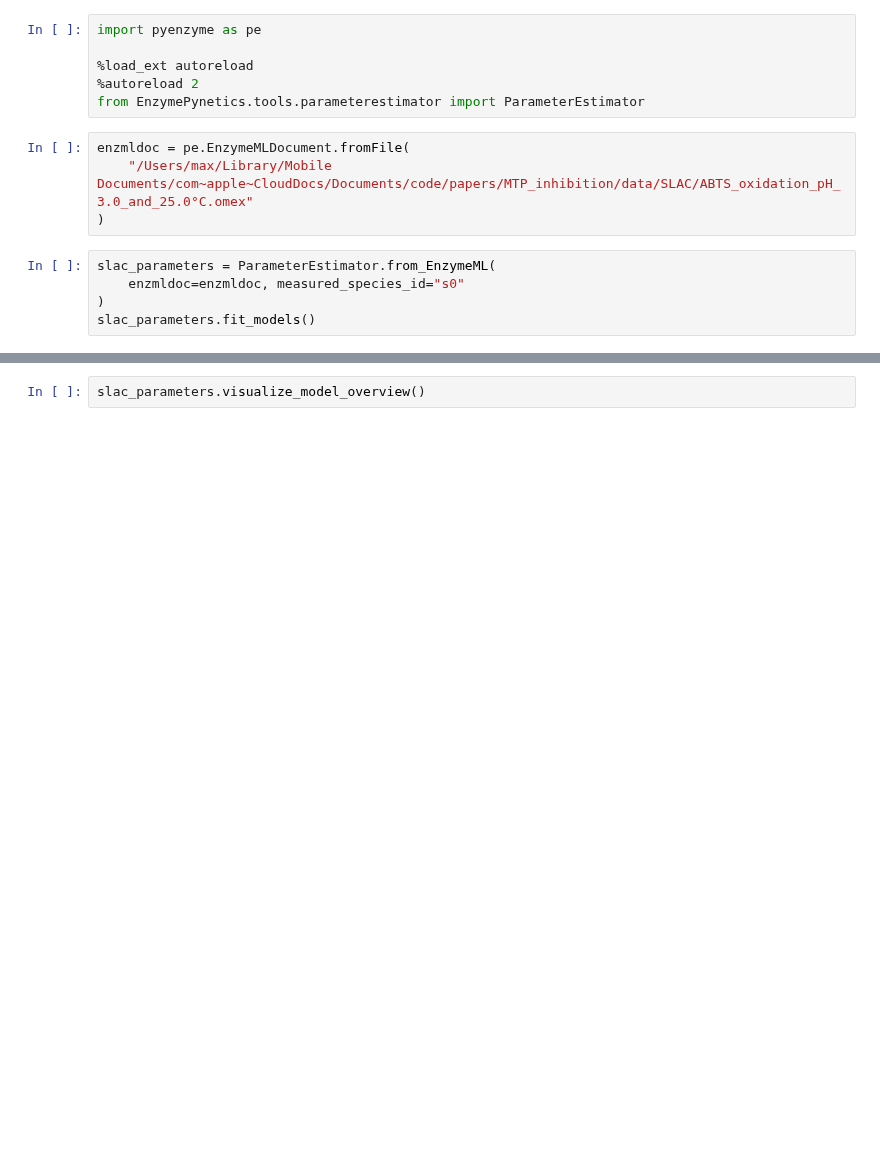
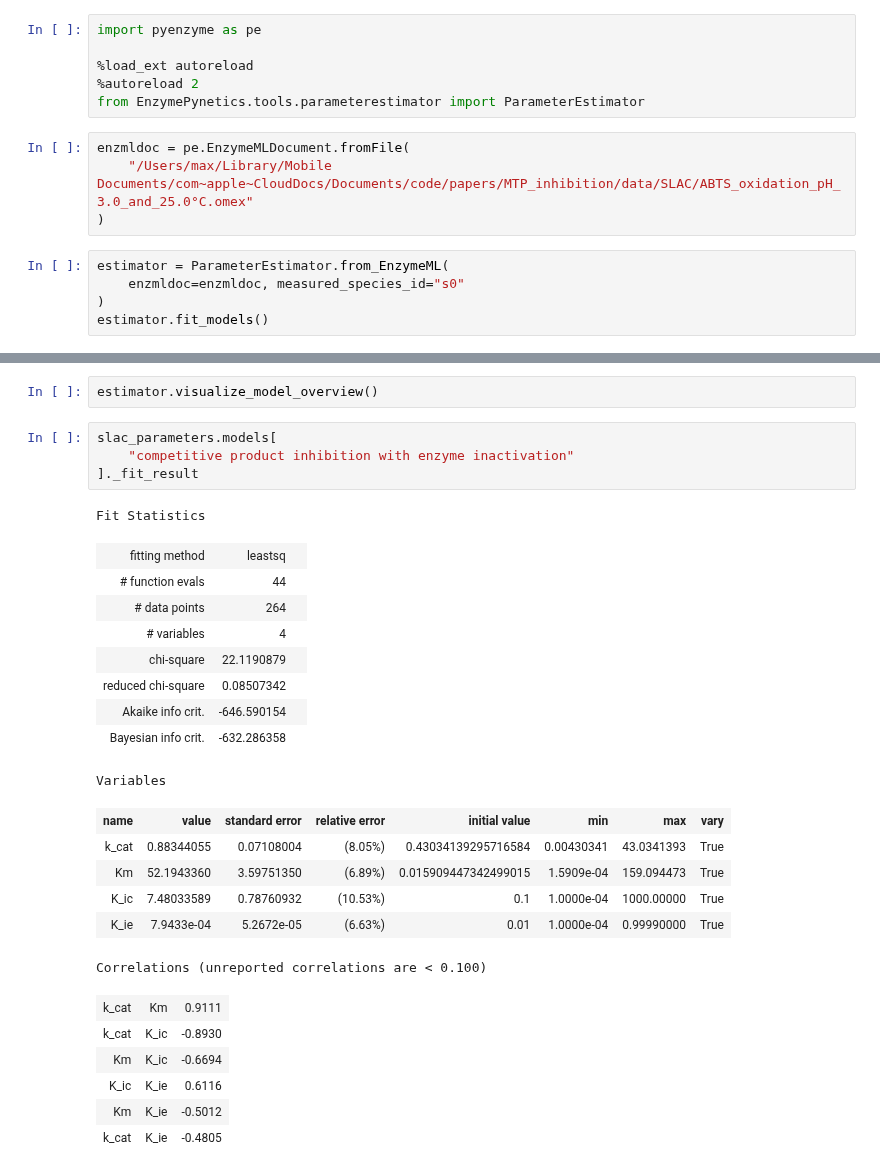
Before and after one commit to FAIRChemistry/EnzymePynetics, a Jupyter notebook: testtest.ipynb, the cells around one changed output, grey strips where cells are left out. Cells and saved outputs as stored; diff of their text form; blank space fills up the shorter version.

```diff
--- a/testtest.ipynb
+++ b/testtest.ipynb
@@ -9,10 +9,10 @@ enzmldoc = pe.EnzymeMLDocument.fromFile(
     "/Users/max/Library/Mobile Documents/com~apple~CloudDocs/Documents/code/papers/MTP_inhibition/data/SLAC/ABTS_oxidation_pH_3.0_and_25.0°C.omex"
 )
 # %%
-slac_parameters = ParameterEstimator.from_EnzymeML(
+estimator = ParameterEstimator.from_EnzymeML(
     enzmldoc=enzmldoc, measured_species_id="s0"
 )
-slac_parameters.fit_models()
+estimator.fit_models()
 # %% [output]
 Fitting data to:
  - irreversible Michaelis Menten model
@@ -44,2 +48,29 @@ Fitting data to:
 # %%
-slac_parameters.visualize_model_overview()
+estimator.visualize_model_overview()
+# %%
+slac_parameters.models[
+    "competitive product inhibition with enzyme inactivation"
+]._fit_result
+# %% [output]
+Fit Statistics
+| fitting method | leastsq |  |
+| # function evals | 44 |  |
+| # data points | 264 |  |
+| # variables | 4 |  |
+| chi-square | 22.1190879 |  |
+| reduced chi-square | 0.08507342 |  |
+| Akaike info crit. | -646.590154 |  |
+| Bayesian info crit. | -632.286358 |  |
+Variables
+| name | value | standard error | relative error | initial value | min | max | vary |
+| k_cat | 0.88344055 | 0.07108004 | (8.05%) | 0.43034139295716584 | 0.00430341 | 43.0341393 | True |
+| Km | 52.1943360 | 3.59751350 | (6.89%) | 0.015909447342499015 | 1.5909e-04 | 159.094473 | True |
+| K_ic | 7.48033589 | 0.78760932 | (10.53%) | 0.1 | 1.0000e-04 | 1000.00000 | True |
+| K_ie | 7.9433e-04 | 5.2672e-05 | (6.63%) | 0.01 | 1.0000e-04 | 0.99990000 | True |
+Correlations (unreported correlations are < 0.100)
+| k_cat | Km | 0.9111 |
+| k_cat | K_ic | -0.8930 |
+| Km | K_ic | -0.6694 |
+| K_ic | K_ie | 0.6116 |
+| Km | K_ie | -0.5012 |
+| k_cat | K_ie | -0.4805 |
```
Also changed, not shown: parts of 1 cell of this notebook, 1 other file.
